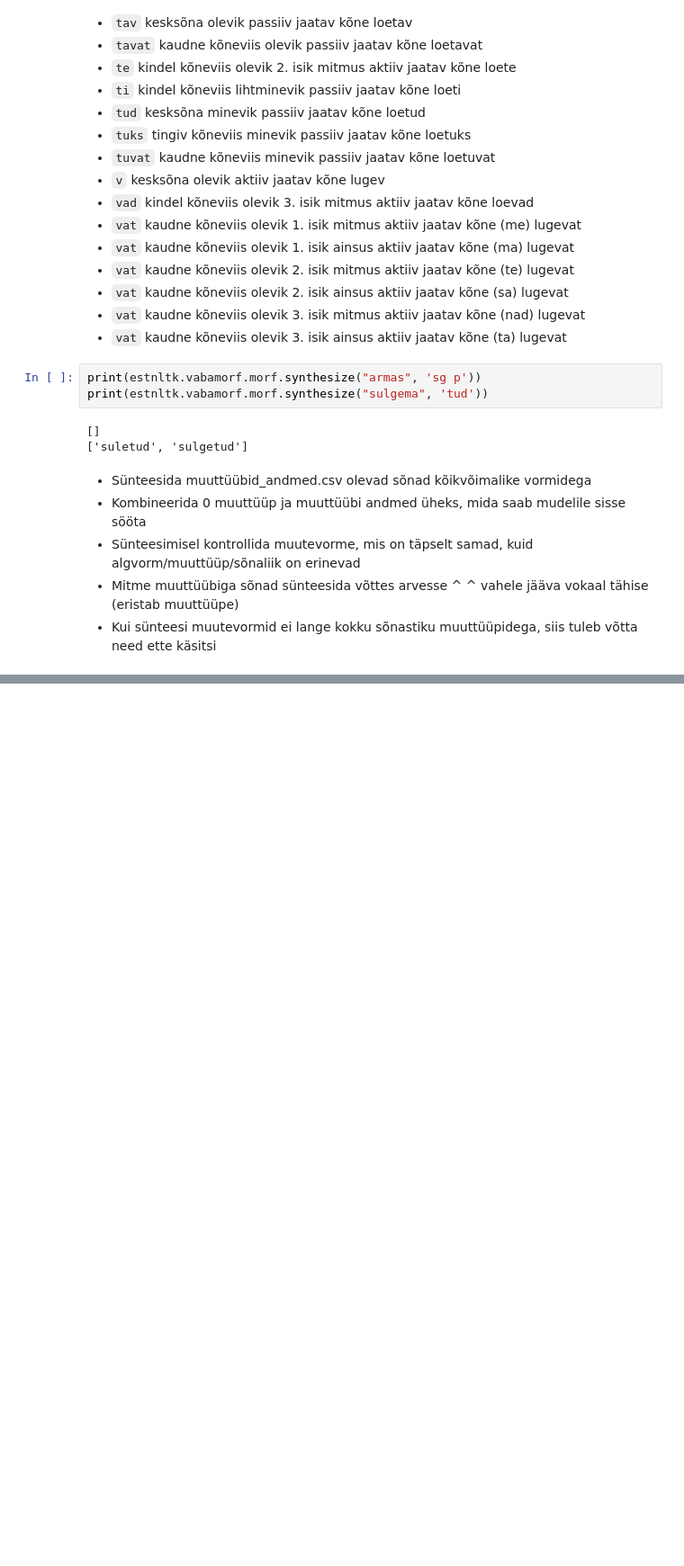
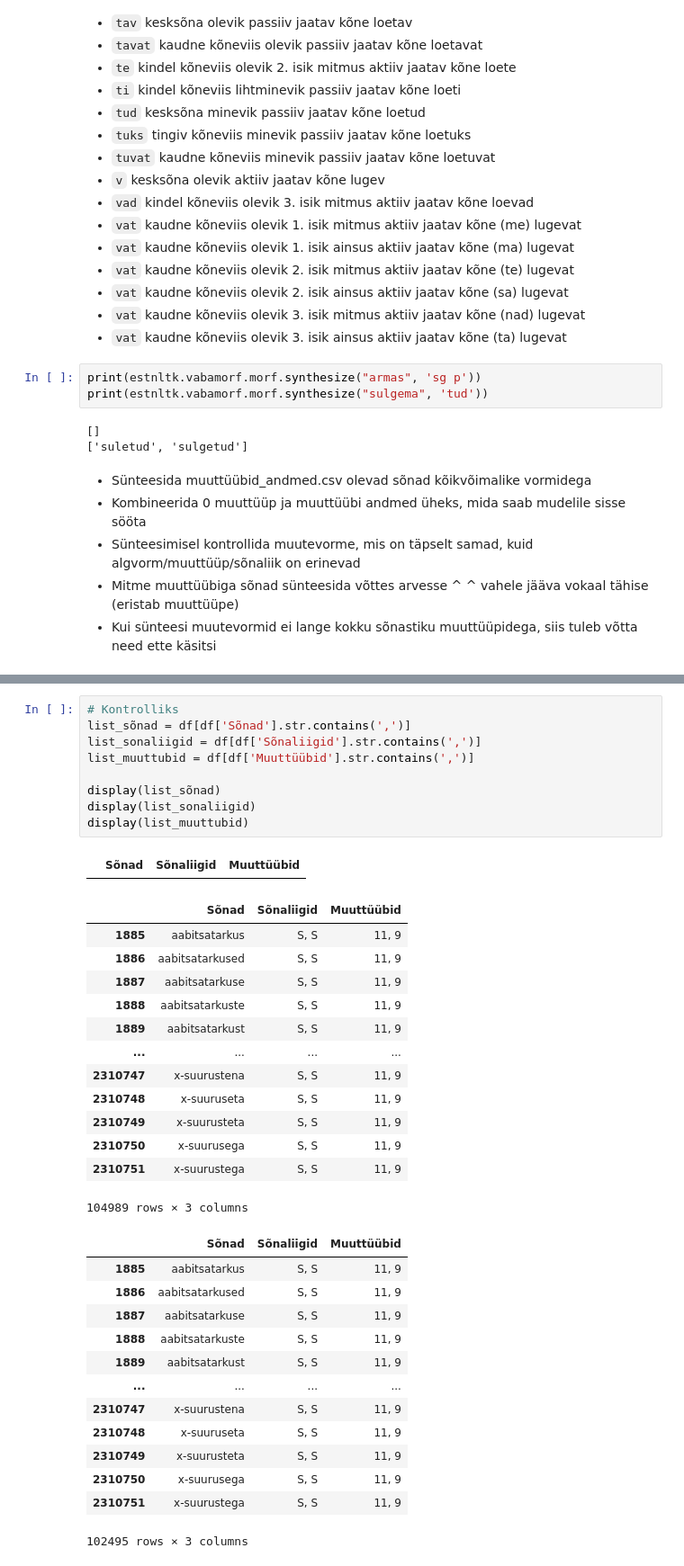
Before and after one commit to SanderSaska/MorfoloogiliseMuuttyybiAutomaatneTuvastaja, a Jupyter notebook: Morfoloogilise_muuttüübi_automaatne_tuvastamine.ipynb, the cells around one changed output, grey strips where cells are left out. Shown: that part at 90% size. Saved outputs shown, nothing was run; the diff lists cells and outputs as text; blank space fills up the shorter version.

```diff
--- a/Morfoloogilise_muuttüübi_automaatne_tuvastamine.ipynb
+++ b/Morfoloogilise_muuttüübi_automaatne_tuvastamine.ipynb
@@ -1104,0 +1384,37 @@ synthesize_all_visualize("lõppema", 'V')
+# %%
+# Kontrolliks
+list_sõnad = df[df['Sõnad'].str.contains(',')]
+list_sonaliigid = df[df['Sõnaliigid'].str.contains(',')]
+list_muuttubid = df[df['Muuttüübid'].str.contains(',')]
+
+display(list_sõnad)
+display(list_sonaliigid)
+display(list_muuttubid)
+# %% [output]
+|  | Sõnad | Sõnaliigid | Muuttüübid |
+|  | Sõnad | Sõnaliigid | Muuttüübid |
+| 1885 | aabitsatarkus | S, S | 11, 9 |
+| 1886 | aabitsatarkused | S, S | 11, 9 |
+| 1887 | aabitsatarkuse | S, S | 11, 9 |
+| 1888 | aabitsatarkuste | S, S | 11, 9 |
+| 1889 | aabitsatarkust | S, S | 11, 9 |
+| ... | ... | ... | ... |
+| 2310747 | x-suurustena | S, S | 11, 9 |
+| 2310748 | x-suuruseta | S, S | 11, 9 |
+| 2310749 | x-suurusteta | S, S | 11, 9 |
+| 2310750 | x-suurusega | S, S | 11, 9 |
+| 2310751 | x-suurustega | S, S | 11, 9 |
+104989 rows × 3 columns
+|  | Sõnad | Sõnaliigid | Muuttüübid |
+| 1885 | aabitsatarkus | S, S | 11, 9 |
+| 1886 | aabitsatarkused | S, S | 11, 9 |
+| 1887 | aabitsatarkuse | S, S | 11, 9 |
+| 1888 | aabitsatarkuste | S, S | 11, 9 |
+| 1889 | aabitsatarkust | S, S | 11, 9 |
+| ... | ... | ... | ... |
+| 2310747 | x-suurustena | S, S | 11, 9 |
+| 2310748 | x-suuruseta | S, S | 11, 9 |
+| 2310749 | x-suurusteta | S, S | 11, 9 |
+| 2310750 | x-suurusega | S, S | 11, 9 |
+| 2310751 | x-suurustega | S, S | 11, 9 |
+102495 rows × 3 columns
```
Also changed, not shown: parts of 26 cells of this notebook.
